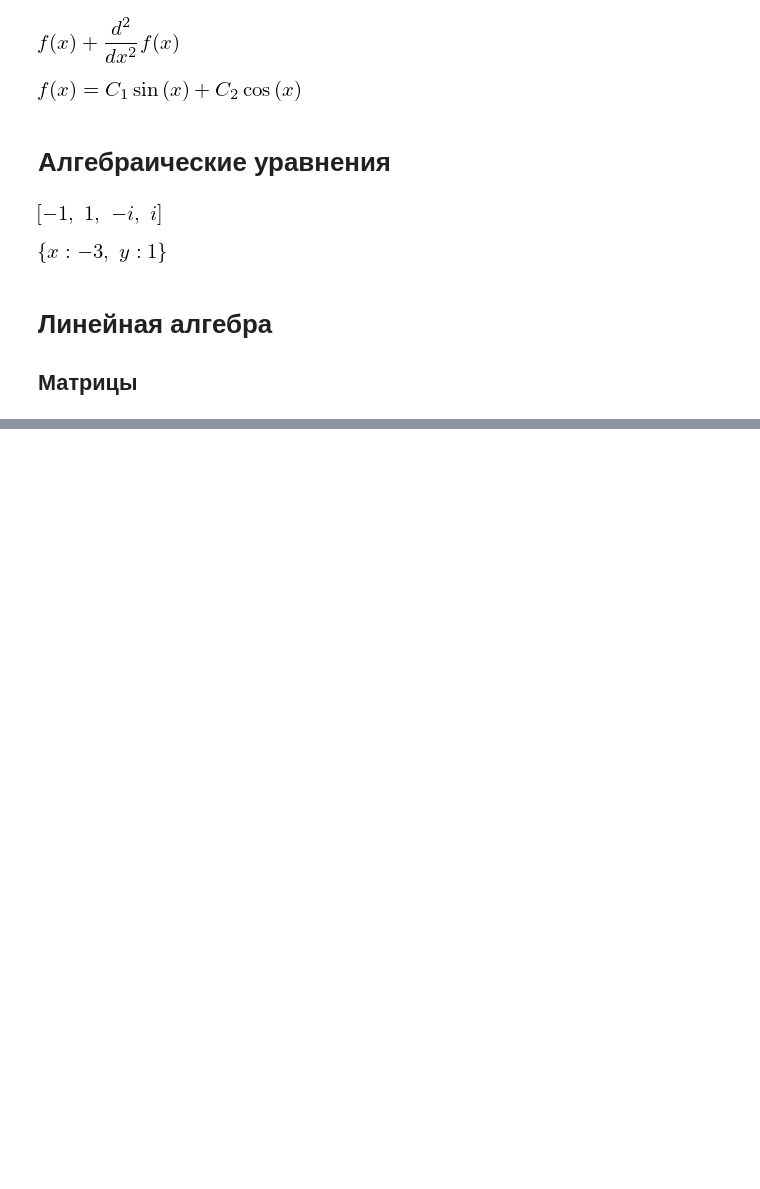
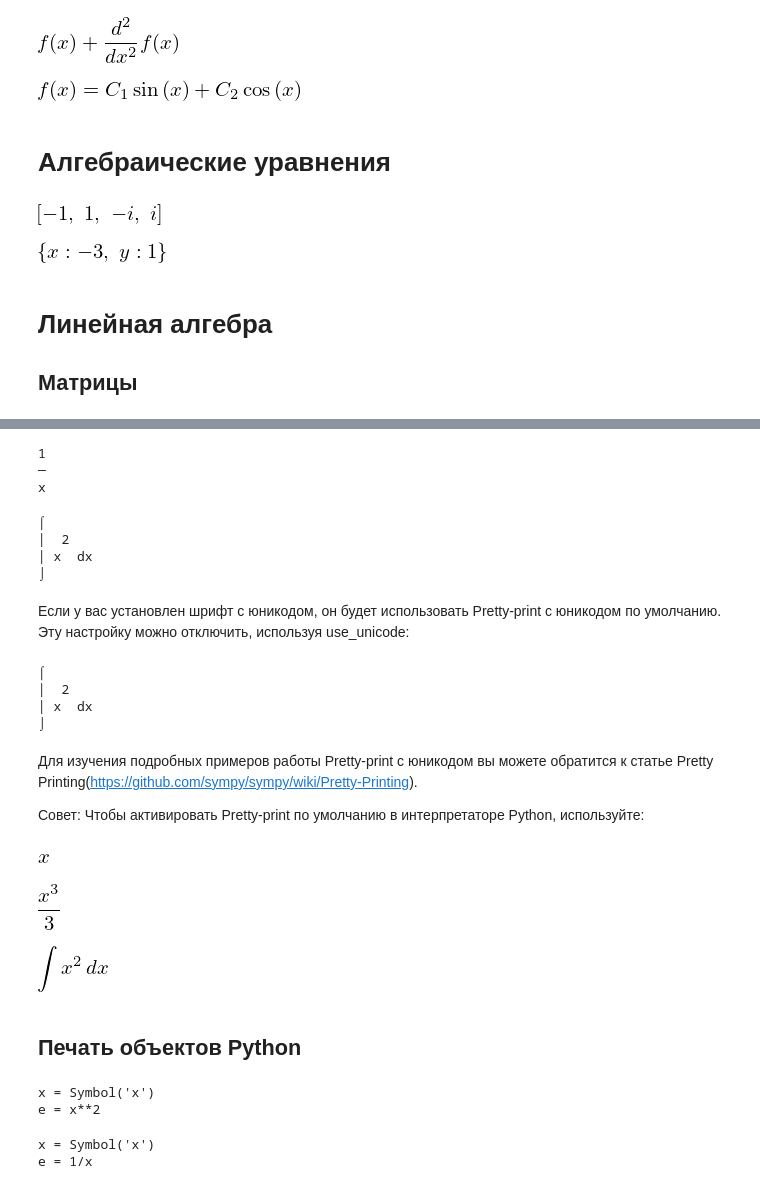
Before and after one commit to KazAndr/balavstvo_checking, a Jupyter notebook: test_modules/sympy/sympy_test.ipynb, the cells around one changed output, grey strips where cells are left out. Drawn from its saved outputs; the diff is of its cells as text; code cells hidden in the pictures; blank space fills up the shorter version.

```diff
--- a/test_modules/sympy/sympy_test.ipynb
+++ b/test_modules/sympy/sympy_test.ipynb
@@ -497,0 +580,55 @@ solve([x + 5*y - 2, -3*x + 6*y - 15], [x, y])
+# %%
+pprint(1/x)
+# %% [output]
+1
+─
+x
+# %%
+pprint(Integral(x**2, x))
+# %% [output]
+⌠
+⎮  2
+⎮ x  dx
+⌡
+# %% [markdown]
+Если у вас установлен шрифт с юникодом, он будет использовать Pretty-print с юникодом по умолчанию. Эту настройку можно отключить, используя use_unicode:
+# %%
+pprint(Integral(x**2, x), use_unicode=True)
+# %% [output]
+⌠
+⎮  2
+⎮ x  dx
+⌡
+# %% [markdown]
+Для изучения подробных примеров работы Pretty-print с юникодом вы можете обратится к статье Pretty Printing(https://github.com/sympy/sympy/wiki/Pretty-Printing).
+
+Совет: Чтобы активировать Pretty-print по умолчанию в интерпретаторе Python, используйте:
+# %%
+from sympy import init_printing, var, Integral
+init_printing(use_unicode=False, wrap_line=False, no_global=True)
+var("x")
+# %% [output]
+[figure, added]
+# %%
+x**3/3
+# %% [output]
+[figure, added]
+# %%
+Integral(x**2, x) #doctest: +NORMALIZE_WHITESPACE
+# %% [output]
+[figure, added]
+# %% [markdown]
+## Печать объектов Python
+# %%
+from sympy.printing.python import python
+from sympy import Integral
+from sympy.abc import x
+print(python(x**2))
+# %% [output]
+x = Symbol('x')
+e = x**2
+# %%
+print(python(1/x))
+# %% [output]
+x = Symbol('x')
+e = 1/x
```
Also changed, not shown: parts of 31 cells of this notebook.
